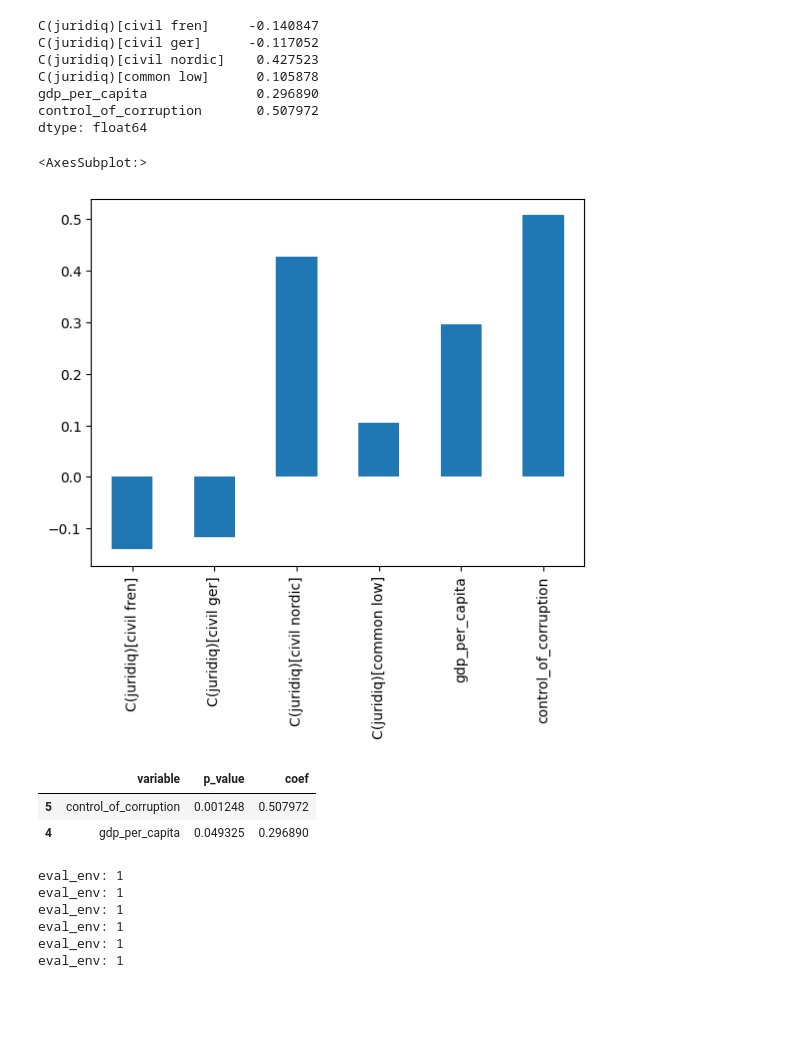
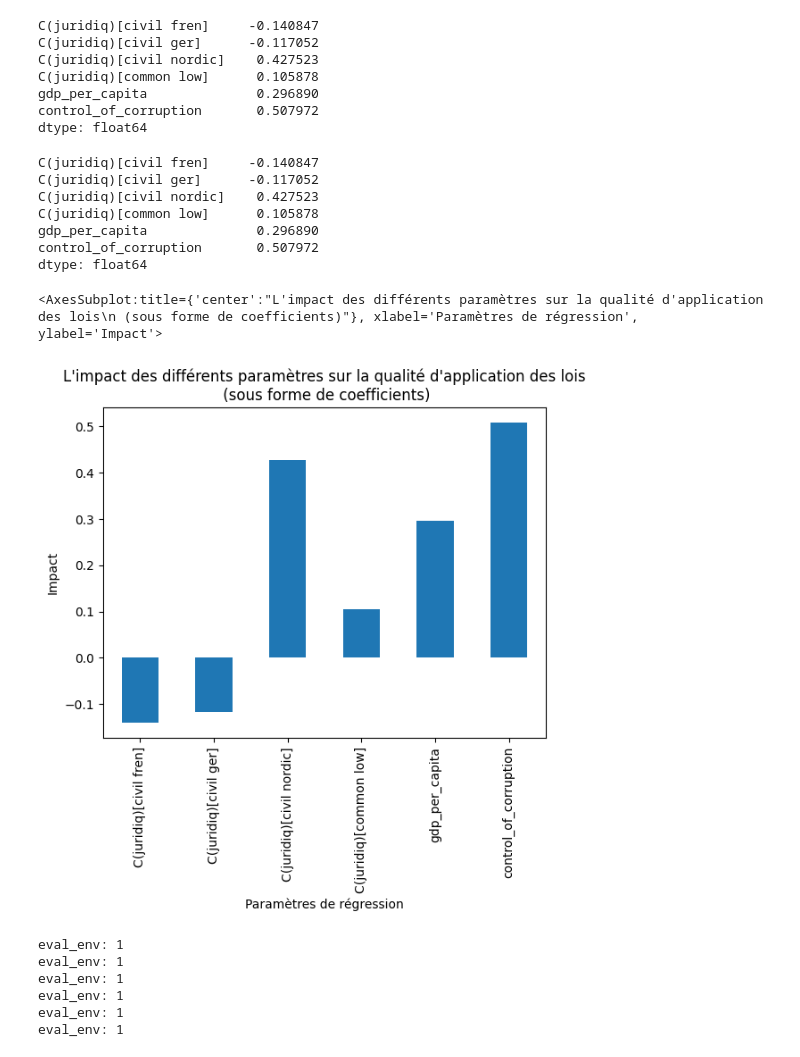
Before and after one commit to PauFou/rule_of_law_per_juridiq, a Jupyter notebook: rule_of_law.ipynb, the cells around one changed output. Cells and saved outputs as stored; diff of their text form; code cells hidden in the pictures; blank space fills up the shorter version.

Commit message:
maj title

```diff
--- a/rule_of_law.ipynb
+++ b/rule_of_law.ipynb
@@ -216,14 +156,19 @@ def return_significative_coef(model):
 # %%
-model.params.plot(kind="bar")
+model.params
 # %% [output]
-<AxesSubplot:>
+C(juridiq)[civil fren]     -0.140847
+C(juridiq)[civil ger]      -0.117052
+C(juridiq)[civil nordic]    0.427523
+C(juridiq)[common low]      0.105878
+gdp_per_capita              0.296890
+control_of_corruption       0.507972
+dtype: float64
-[figure, removed]
-# %%
-return_significative_coef(model)
-# %% [output]
-|  | variable | p_value | coef |
-| 5 | control_of_corruption | 0.001248 | 0.507972 |
-| 4 | gdp_per_capita | 0.049325 | 0.296890 |
+# %%
+model.params.plot(kind="bar", title="L'impact des différents paramètres sur la qualité d'application des lois\n (sous forme de coefficients)",
+                 xlabel='Paramètres de régression', ylabel='Impact')
+# %% [output]
+<AxesSubplot:title={'center':"L'impact des différents paramètres sur la qualité d'application des lois\n (sous forme de coefficients)"}, xlabel='Paramètres de régression', ylabel='Impact'>
+[figure, added]
 # %%
 import statsmodels.api as sm
 
```
Also changed, not shown: parts of 18 cells of this notebook.
